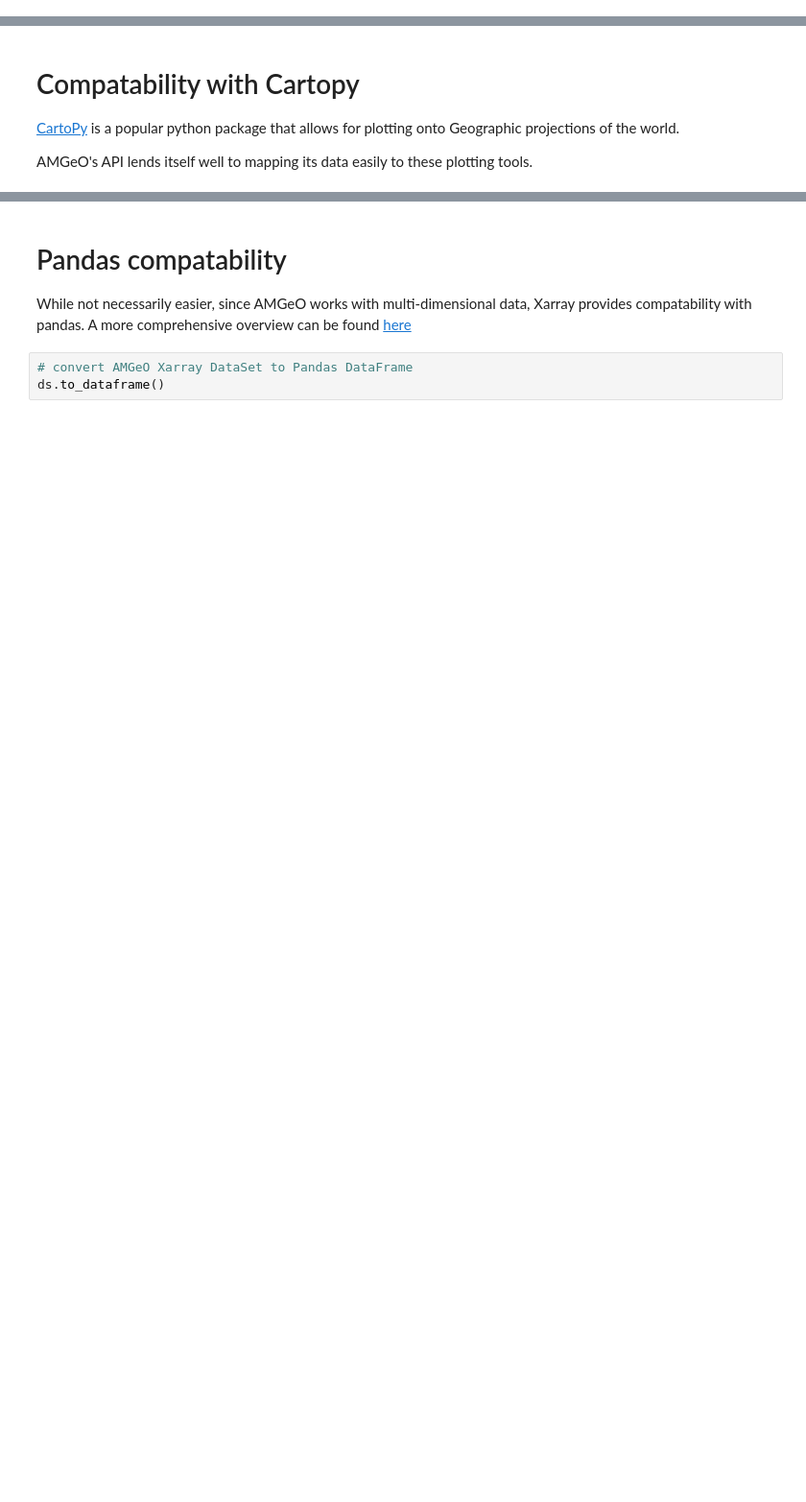
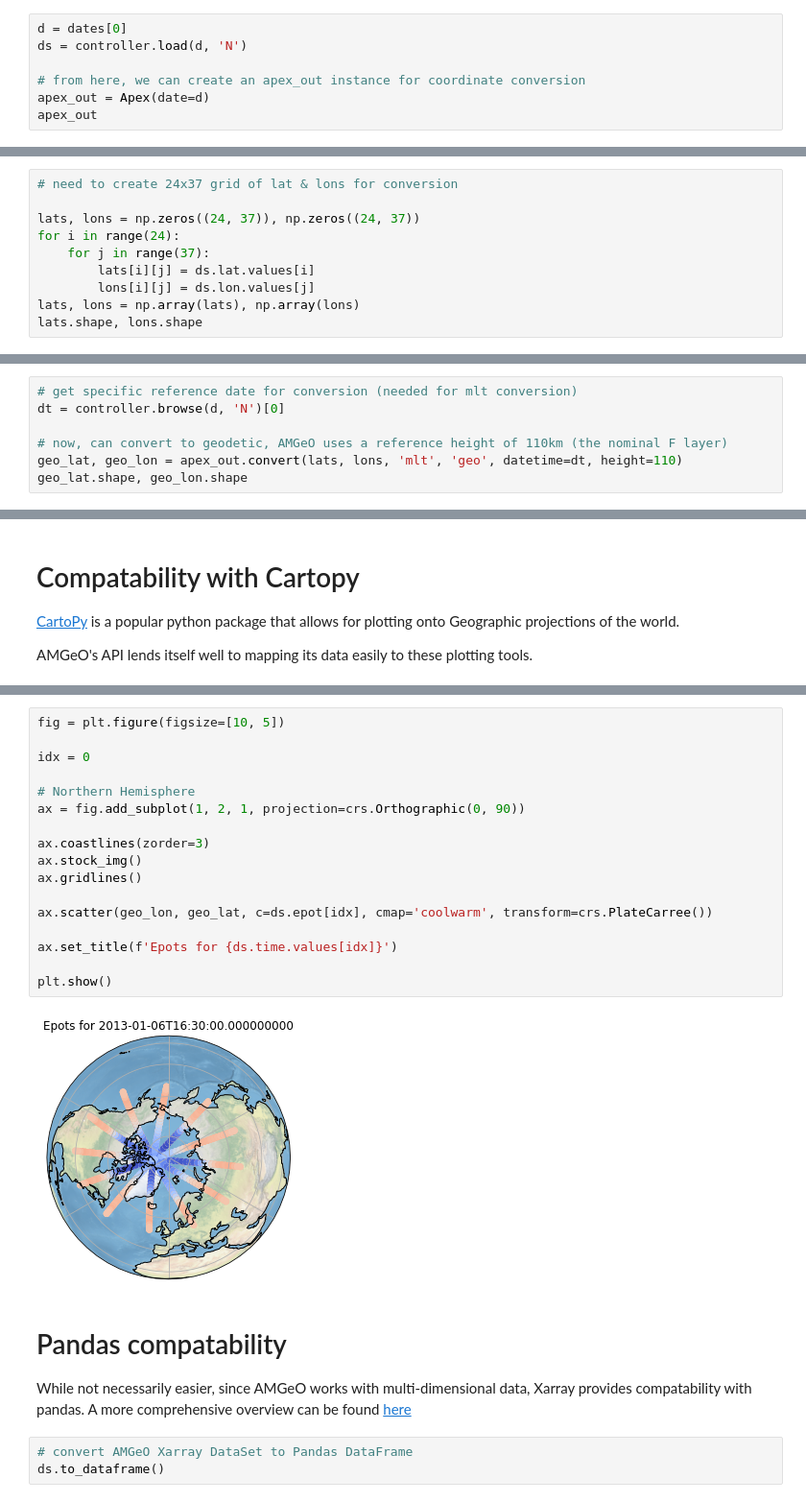
Before and after one commit to earthcube2022/ec22_mirkovich_etal, a Jupyter notebook: WM_01_AMGeO-2.0.ipynb, the cells around one changed output, grey strips where cells are left out. Shown: that part at 96% size. Saved outputs shown, nothing was run; the diff lists cells and outputs as text; blank space fills up the shorter version.

```diff
--- a/AMGeO-API.ipynb
+++ b/WM_01_AMGeO-2.0.ipynb
@@ -595,0 +598,7 @@ NameError: name 'apex_out' is not defined
+# %%
+d = dates[0]
+ds = controller.load(d, 'N')
+
+# from here, we can create an apex_out instance for coordinate conversion
+apex_out = Apex(date=d)
+apex_out
@@ -595,0 +611,10 @@ NameError: name 'apex_out' is not defined
+# %%
+# need to create 24x37 grid of lat & lons for conversion
+
+lats, lons = np.zeros((24, 37)), np.zeros((24, 37))
+for i in range(24):
+    for j in range(37):
+        lats[i][j] = ds.lat.values[i]
+        lons[i][j] = ds.lon.values[j]
+lats, lons = np.array(lats), np.array(lons)
+lats.shape, lons.shape
@@ -595,0 +623,7 @@ NameError: name 'apex_out' is not defined
+# %%
+# get specific reference date for conversion (needed for mlt conversion)
+dt = controller.browse(d, 'N')[0]
+
+# now, can convert to geodetic, AMGeO uses a reference height of 110km (the nominal F layer)
+geo_lat, geo_lon = apex_out.convert(lats, lons, 'mlt', 'geo', datetime=dt, height=110)
+geo_lat.shape, geo_lon.shape
@@ -609,3 +645,22 @@ AMGeO's API lends itself well to mapping its data easily to these plotting tools
+# %%
+fig = plt.figure(figsize=[10, 5])
+
+idx = 0
+
+# Northern Hemisphere
+ax = fig.add_subplot(1, 2, 1, projection=crs.Orthographic(0, 90))
+
+ax.coastlines(zorder=3)
+ax.stock_img()
+ax.gridlines()
+
+ax.scatter(geo_lon, geo_lat, c=ds.epot[idx], cmap='coolwarm', transform=crs.PlateCarree())
+
+ax.set_title(f'Epots for {ds.time.values[idx]}')
+
+plt.show()
+# %% [output]
+[figure, added]
 # %% [markdown]
 # Pandas compatability
 
```
Also changed, not shown: parts of 31 cells of this notebook.
